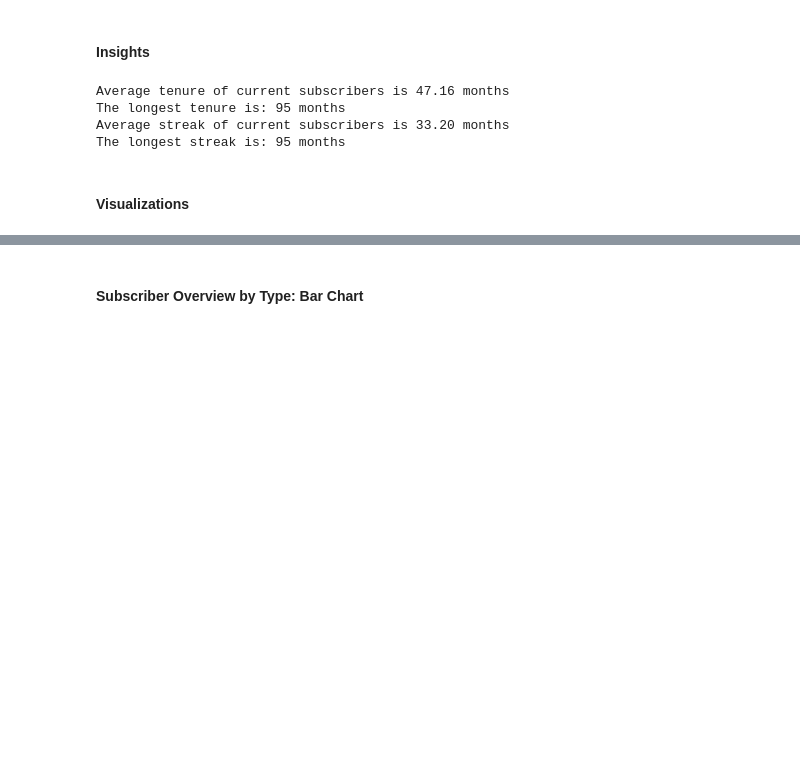
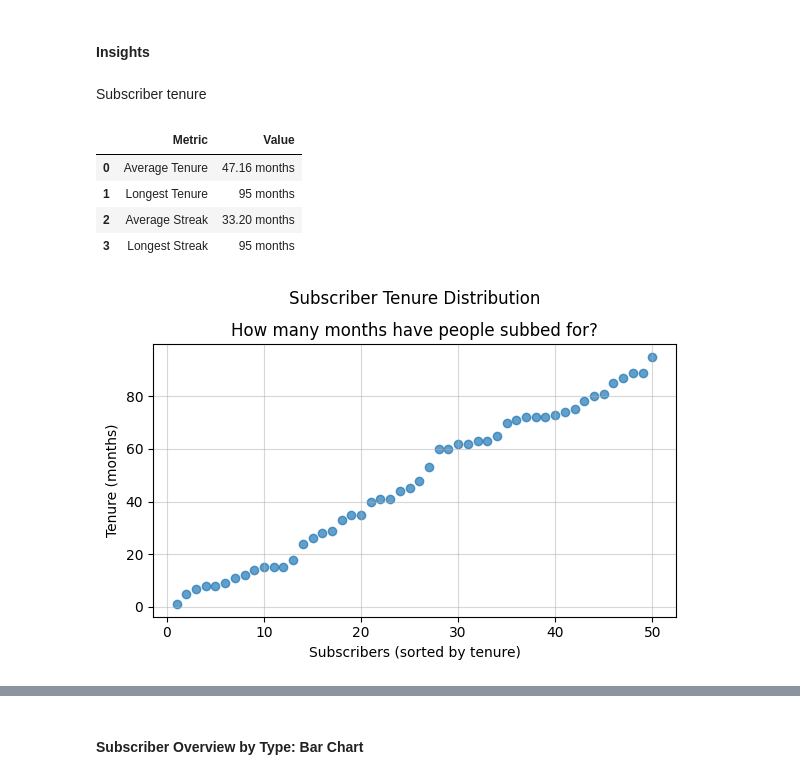
Before and after one commit to KTuzar/twitch_subs, a Jupyter notebook: twitch_subs.ipynb, the cells around one changed output, grey strips where cells are left out. Cells and saved outputs as stored; diff of their text form; code cells hidden in the pictures; blank space fills up the shorter version.

```diff
--- a/twitch_subs.ipynb
+++ b/twitch_subs.ipynb
@@ -60,22 +67,45 @@ data.head()
 | 4 | Panda 40 | 2020-01-15 | Tier 2 | 41 | 11 | recurring |
 # %% [markdown]
 #### Insights
-# %%
-mean_t = data['Tenure'].mean()
-longest_t = data['Tenure'].max()
-mean_s = data['Streak'].mean()
-longest_s = data['Streak'].max()
-print(f'Average tenure of current subscribers is {mean_t:.2f} months')
-print(f'The longest tenure is: {longest_t} months')
-print(f'Average streak of current subscribers is {mean_s:.2f} months')
-print(f'The longest streak is: {longest_s} months')
-# %% [output]
-Average tenure of current subscribers is 47.16 months
-The longest tenure is: 95 months
-Average streak of current subscribers is 33.20 months
-The longest streak is: 95 months
-# %% [markdown]
-#### Visualizations
 # %%
 # import matplotlib to produce visualizations
 import matplotlib.pyplot as plt
+# %% [markdown]
+Subscriber tenure
+# %%
+mean_t = data['Tenure'].mean()
+longest_t = data['Tenure'].max()
+mean_s = data['Streak'].mean()
+longest_s = data['Streak'].max()
+# print(f'Average tenure of current subscribers is {mean_t:.2f} months')
+# print(f'The longest tenure is: {longest_t} months')
+# print(f'Average streak of current subscribers is {mean_s:.2f} months')
+# print(f'The longest streak is: {longest_s} months')
+metrics = pd.DataFrame({
+    'Metric': ['Average Tenure', 'Longest Tenure', 'Average Streak', 'Longest Streak'],
+    'Value': [f"{mean_t:.2f} months", f"{longest_t} months", f"{mean_s:.2f} months", f"{longest_s} months"]
+})
+display(metrics)
+
+# Sort the data by 'Tenure' column and extract only the 'Tenure' values
+ypoints = data.sort_values('Tenure')['Tenure']
+plt.figure(figsize=(6,4))
+# Generate x-axis values from 1 to the number of subscribers (inclusive),
+# representing subscriber positions in the sorted tenure list
+plt.scatter(range(1, len(ypoints) + 1), ypoints.values, alpha=0.7)
+
+plt.xlabel('Subscribers (sorted by tenure)')
+plt.ylabel('Tenure (months)')
+plt.title('Subscriber Tenure Distribution\nHow many months have people subbed for?', linespacing=2.0)
+plt.grid(True, linestyle='-', alpha=0.5)
+
+plt.tight_layout()
+plt.savefig('tenure.png')
+plt.show()
+# %% [output]
+|  | Metric | Value |
+| 0 | Average Tenure | 47.16 months |
+| 1 | Longest Tenure | 95 months |
+| 2 | Average Streak | 33.20 months |
+| 3 | Longest Streak | 95 months |
+[figure, added]
```
Also changed, not shown: parts of 9 cells of this notebook.
